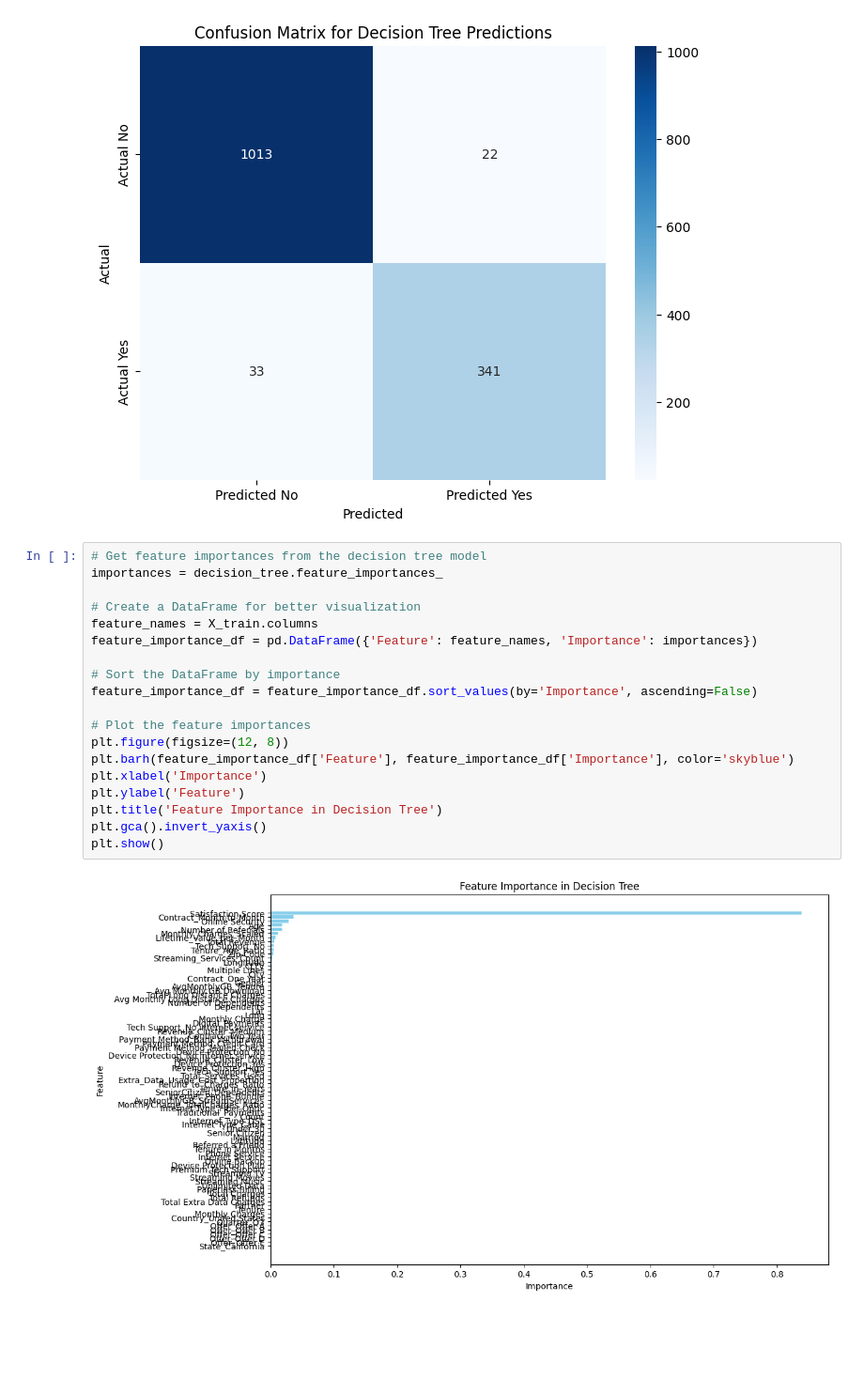
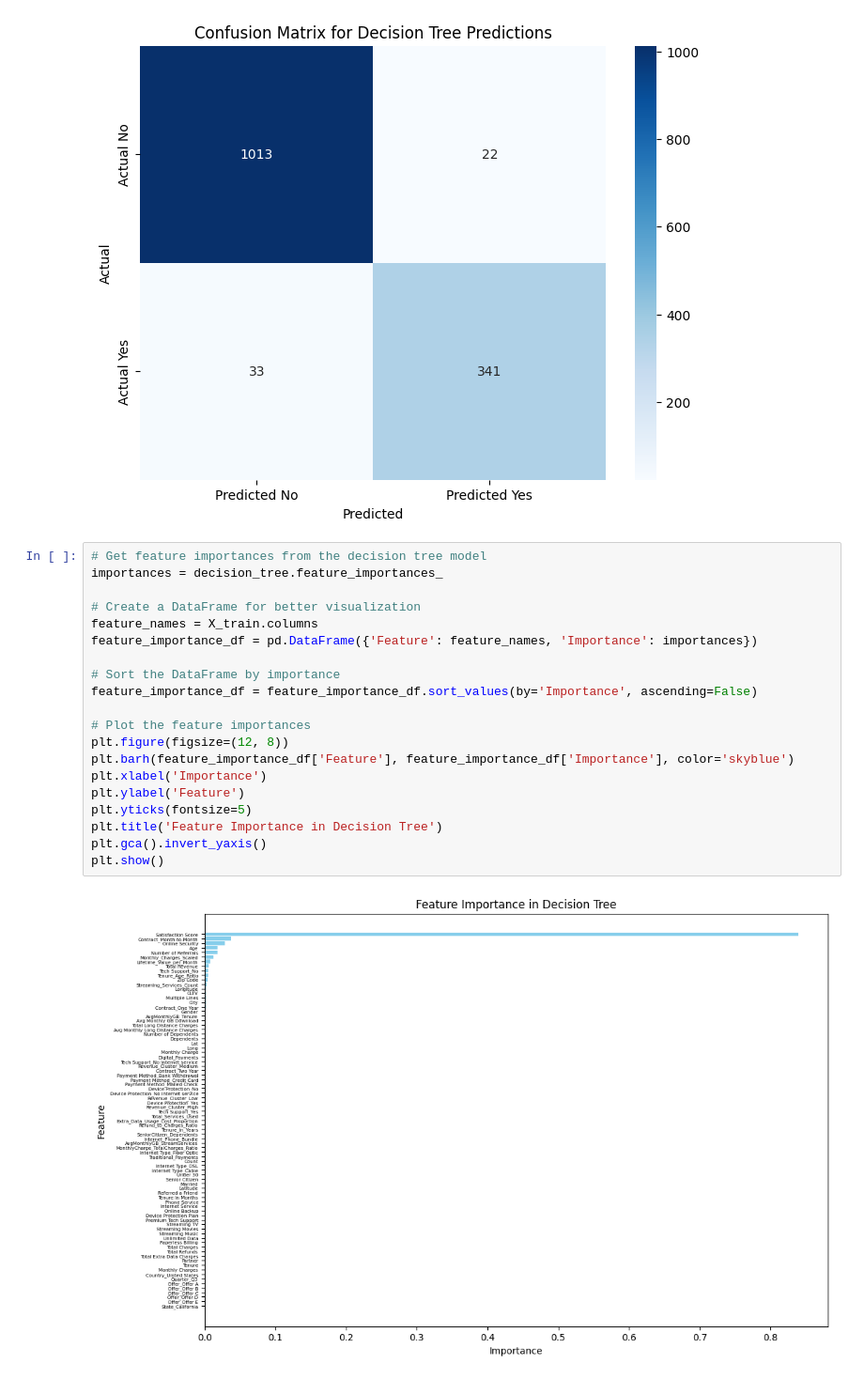
Before and after one commit to eelisee/telco-customer-churn, a Jupyter notebook: 4_analysis/4_Decision_Tree.ipynb, the cells around one changed output. Shown at 94% size. Saved outputs shown, nothing was run; the diff lists cells and outputs as text; blank space fills up the shorter version.

```diff
--- a/4_analysis/4_Decision_Tree.ipynb
+++ b/4_analysis/4_Decision_Tree.ipynb
@@ -82,21 +82,22 @@ plt.show()
 # %%
 # Get feature importances from the decision tree model
 importances = decision_tree.feature_importances_
 
 # Create a DataFrame for better visualization
 feature_names = X_train.columns
 feature_importance_df = pd.DataFrame({'Feature': feature_names, 'Importance': importances})
 
 # Sort the DataFrame by importance
 feature_importance_df = feature_importance_df.sort_values(by='Importance', ascending=False)
 
 # Plot the feature importances
 plt.figure(figsize=(12, 8))
 plt.barh(feature_importance_df['Feature'], feature_importance_df['Importance'], color='skyblue')
 plt.xlabel('Importance')
 plt.ylabel('Feature')
+plt.yticks(fontsize=5)
 plt.title('Feature Importance in Decision Tree')
 plt.gca().invert_yaxis()
 plt.show()
 # %% [output]
-[figure, old version]
+[figure, new version]
```
Also changed, not shown: 9 other files.
